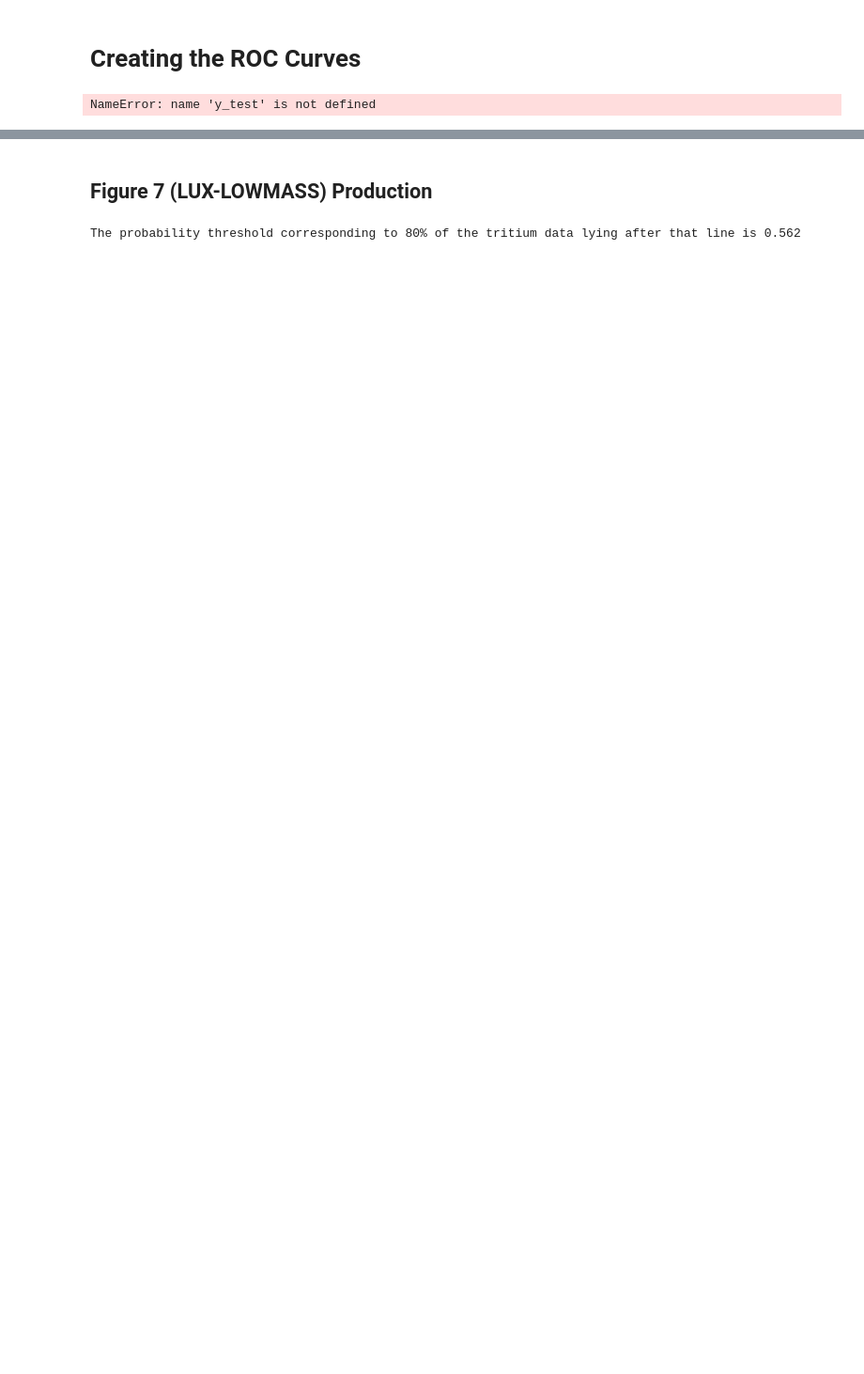
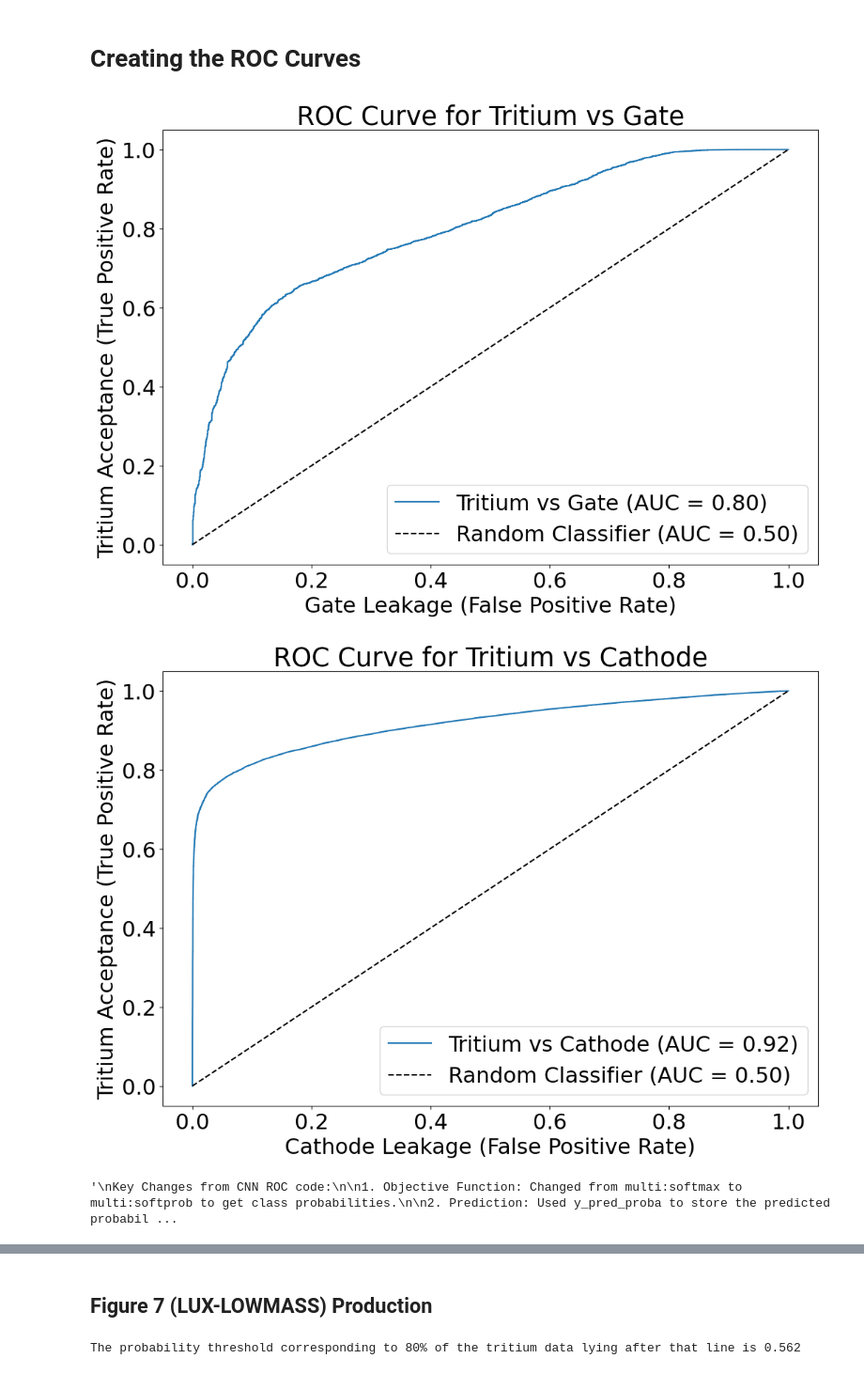
Before and after one commit to mojomixmaster/MSCIProject, a Jupyter notebook: Low Energy Data/BDTsandRandomForests.ipynb, the cells around one changed output, grey strips where cells are left out. Shown: that part at 94% size. Drawn from its saved outputs; the diff is of its cells as text; code cells hidden in the pictures; blank space fills up the shorter version.

```diff
--- a/Low Energy Data/BDTsandRandomForests.ipynb
+++ b/Low Energy Data/BDTsandRandomForests.ipynb
@@ -159,26 +432,27 @@ X = bdt_input.drop(columns=["label"])
 y = bdt_input["label"]
 
 # 2. Train-test split
-X_train, X_test, y_train, y_test = train_test_split(
+X_train, X_test, y_train, y_test, weights_train, weights_test = train_test_split(
     X,
     y,
+    weights_np,
     test_size=0.25,   # 25% for testing
     random_state=42,
     stratify=y
 )
 
 # 3. Convert to xgboost's DMatrix format (recommended for efficiency)
-dtrain = xgb.DMatrix(X_train, label=y_train)
+dtrain = xgb.DMatrix(X_train, label=y_train, weight=weights_train)
 dtest = xgb.DMatrix(X_test, label=y_test)
 
 # 4. Define training parameters
 #    We'll do a simple parameter set; will tune later.
 params = {
-    "objective": "multi:softmax",  # multi-class classification
+    "objective": "multi:softprob",  # multi-class classification with predicted probabilities for each class
     "num_class": 3,               # we have classes 0, 1, 2
     "eval_metric": "mlogloss",    # or "merror", "mlogloss" etc.
     "eta": 0.1,                   # learning rate
-    "max_depth": 3,               # depth of each tree
+    "max_depth": 6,               # depth of each tree
     "seed": 42
 }
 
@@ -191,13 +465,14 @@ bst = xgb.train(
     num_boost_round=100,   # number of boosting rounds
     evals=evallist,
     evals_result=evals_result,
-    verbose_eval=False     # set to True if you want iterative feedback
+    verbose_eval=False # set to True if you want iterative feedback
 )
 
 # 6. Make predictions
-y_pred = bst.predict(dtest)  # for "multi:softmax", returns class labels directly
+y_pred_proba = bst.predict(dtest)  # for "multi:softmax", returns class labels directly
 
 # 7. Evaluate
+y_pred = np.argmax(y_pred_proba, axis = 1)
 print("Confusion Matrix:")
 print(confusion_matrix(y_test, y_pred))
 
@@ -246,39 +535,55 @@ AttributeError: 'super' object has no attribute '__sklearn_tags__'
 # %% [markdown]
 # Creating the ROC Curves
 # %%
+from sklearn.metrics import classification_report, confusion_matrix, roc_curve, auc
+
 # Tritium vs Gate (Binary labels: Tritium as 1, Gate as 0; ignore Cathode instances)
 mask_tritium_gate = (y_test == 2) | (y_test == 1)  # Only consider tritium and gate instances
 y_test_tritium_gate = np.where(y_test[mask_tritium_gate] == 2, 1, 0)  # Tritium = 1, Gate = 0
 fpr_gate, tpr_gate, _ = roc_curve(y_test_tritium_gate, y_pred_proba[mask_tritium_gate, 2])
 roc_auc_gate = auc(fpr_gate, tpr_gate)
 
 # Tritium vs Cathode (Binary labels: Tritium as 1, Cathode as 0; ignore Gate instances)
 mask_tritium_cathode = (y_test == 2) | (y_test == 0)  # Only consider tritium and cathode instances
 y_test_tritium_cathode = np.where(y_test[mask_tritium_cathode] == 2, 1, 0)  # Tritium = 1, Cathode = 0
 fpr_cathode, tpr_cathode, _ = roc_curve(y_test_tritium_cathode, y_pred_proba[mask_tritium_cathode, 2])
-# print(_) these are the array of thresholds used by the roc algorithm
 roc_auc_cathode = auc(fpr_cathode, tpr_cathode)
 
 # Step 3: Plot ROC curves with verification of each set
 plt.figure(figsize=(12, 8))
 
 # Plot for Tritium vs Gate
 plt.plot(fpr_gate, tpr_gate, label=f'Tritium vs Gate (AUC = {roc_auc_gate:.2f})')
 plt.xlabel('Gate Leakage (False Positive Rate)')
 plt.ylabel('Tritium Acceptance (True Positive Rate)')
 plt.title('ROC Curve for Tritium vs Gate')
+plt.plot([0, 1], [0, 1], 'k--', label='Random Classifier (AUC = 0.50)')
 plt.legend(loc='lower right')
-plt.grid(True)
+plt.savefig('/Users/laith_mohajer/Documents/GitHub/MSCIProject/Figures/BDTROC_TRITUMVGATE.png')
 plt.show()
 
 # Plot for Tritium vs Cathode
 plt.figure(figsize=(12, 8))
 plt.plot(fpr_cathode, tpr_cathode, label=f'Tritium vs Cathode (AUC = {roc_auc_cathode:.2f})')
 plt.xlabel('Cathode Leakage (False Positive Rate)')
 plt.ylabel('Tritium Acceptance (True Positive Rate)')
 plt.title('ROC Curve for Tritium vs Cathode')
+plt.plot([0, 1], [0, 1], 'k--', label='Random Classifier (AUC = 0.50)')
 plt.legend(loc='lower right')
-plt.grid(True)
+plt.savefig('/Users/laith_mohajer/Documents/GitHub/MSCIProject/Figures/BDTROC_TRITUMVCATHODE.png')
 plt.show()
+
+"""
+Key Changes from CNN ROC code:
+
+1. Objective Function: Changed from multi:softmax to multi:softprob to get class probabilities.
+
+2. Prediction: Used y_pred_proba to store the predicted probabilities for each class.
+
+3. ROC Curve Calculation: Used the predicted probabilities for the Tritium class (class 2) to compute the ROC curves for the binary classification tasks.
+
+"""
 # %% [output]
+[figure, added]
+[figure, added]
-NameError: name 'y_test' is not defined
+'\nKey Changes from CNN ROC code:\n\n1. Objective Function: Changed from multi:softmax to multi:softprob to get class probabilities.\n\n2. Prediction: Used y_pred_proba to store the predicted probabil ...
```
Also changed, not shown: parts of 13 cells of this notebook, 9 other files.
